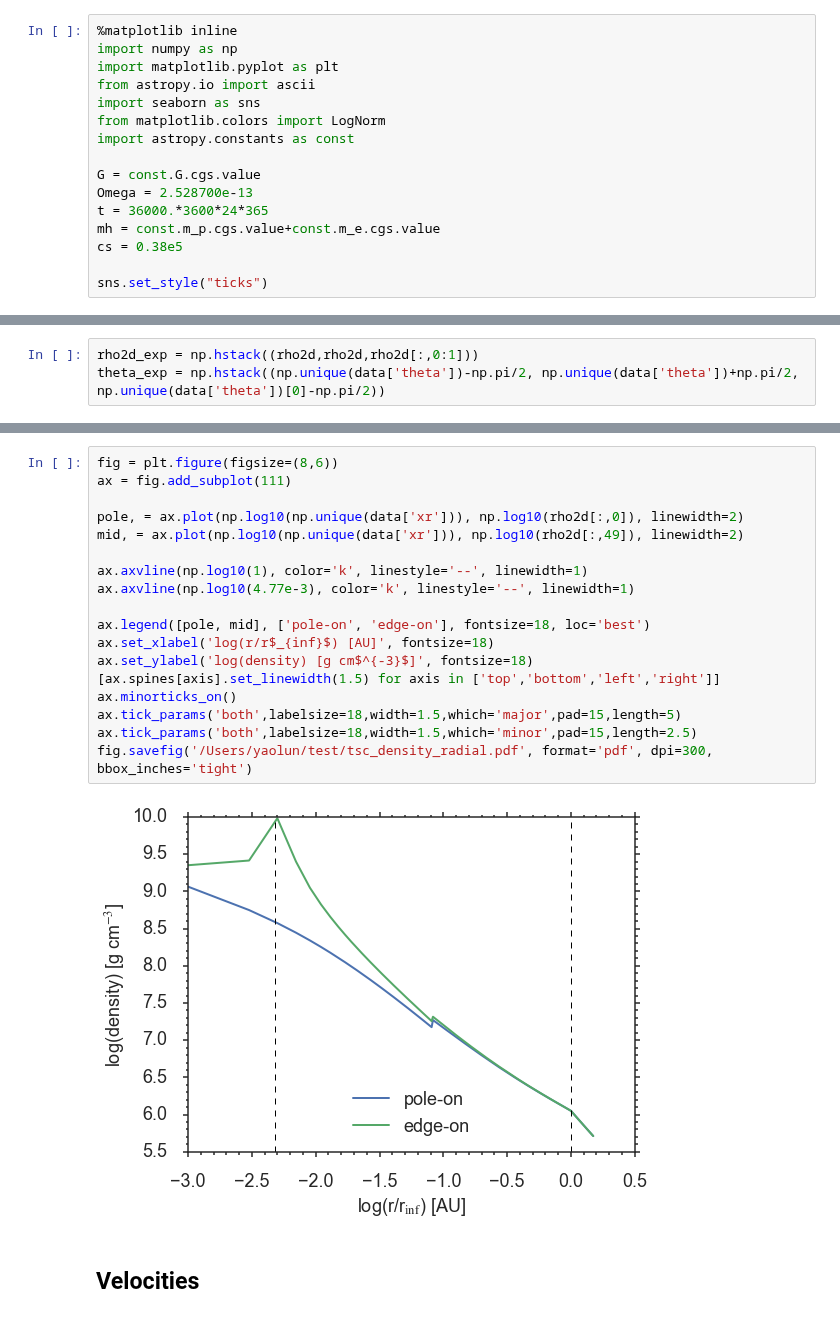
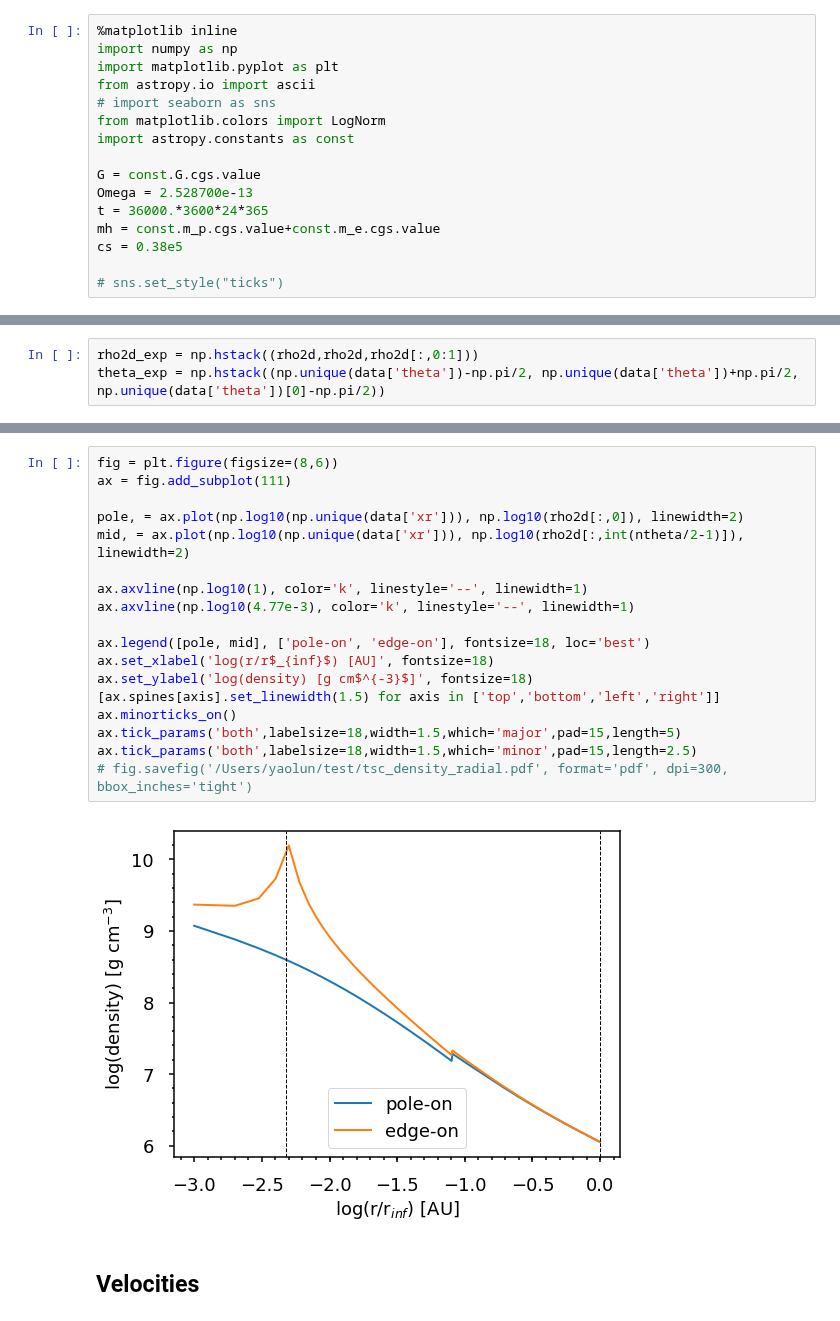
Before and after one commit to yaolun/misc, a Jupyter notebook: TSC/TSC results visualization.ipynb, the cells around one changed output, grey strips where cells are left out. Cells and saved outputs as stored; diff of their text form.

```diff
--- a/TSC/TSC results visualization.ipynb
+++ b/TSC/TSC results visualization.ipynb
@@ -3,7 +3,7 @@
 import numpy as np
 import matplotlib.pyplot as plt
 from astropy.io import ascii
-import seaborn as sns
+# import seaborn as sns
 from matplotlib.colors import LogNorm
 import astropy.constants as const
 
@@ -13,7 +13,7 @@ t = 36000.*3600*24*365
 mh = const.m_p.cgs.value+const.m_e.cgs.value
 cs = 0.38e5
 
-sns.set_style("ticks")
+# sns.set_style("ticks")
 # %%
 filename = '/Users/yaolun/programs/misc/TSC/rho_v_env'
 data = ascii.read(filename)
@@ -58,23 +59,23 @@ fig.savefig('/Users/yaolun/test/tsc_density.png', format='png', dpi=300, bbox_in
 # %%
 fig = plt.figure(figsize=(8,6))
 ax = fig.add_subplot(111)
 
 pole, = ax.plot(np.log10(np.unique(data['xr'])), np.log10(rho2d[:,0]), linewidth=2)
-mid, = ax.plot(np.log10(np.unique(data['xr'])), np.log10(rho2d[:,49]), linewidth=2)
+mid, = ax.plot(np.log10(np.unique(data['xr'])), np.log10(rho2d[:,int(ntheta/2-1)]), linewidth=2)
 
 ax.axvline(np.log10(1), color='k', linestyle='--', linewidth=1)
 ax.axvline(np.log10(4.77e-3), color='k', linestyle='--', linewidth=1)
 
 ax.legend([pole, mid], ['pole-on', 'edge-on'], fontsize=18, loc='best')
 ax.set_xlabel('log(r/r$_{inf}$) [AU]', fontsize=18)
 ax.set_ylabel('log(density) [g cm$^{-3}$]', fontsize=18)
 [ax.spines[axis].set_linewidth(1.5) for axis in ['top','bottom','left','right']]
 ax.minorticks_on()
 ax.tick_params('both',labelsize=18,width=1.5,which='major',pad=15,length=5)
 ax.tick_params('both',labelsize=18,width=1.5,which='minor',pad=15,length=2.5)
-fig.savefig('/Users/yaolun/test/tsc_density_radial.pdf', format='pdf', dpi=300, bbox_inches='tight')
+# fig.savefig('/Users/yaolun/test/tsc_density_radial.pdf', format='pdf', dpi=300, bbox_inches='tight')
 # %% [output]
-[figure, old version]
+[figure, new version]
 # %% [markdown]
 ## Velocities
 # %%
```
Also changed, not shown: parts of 6 cells of this notebook, 20 other files.
